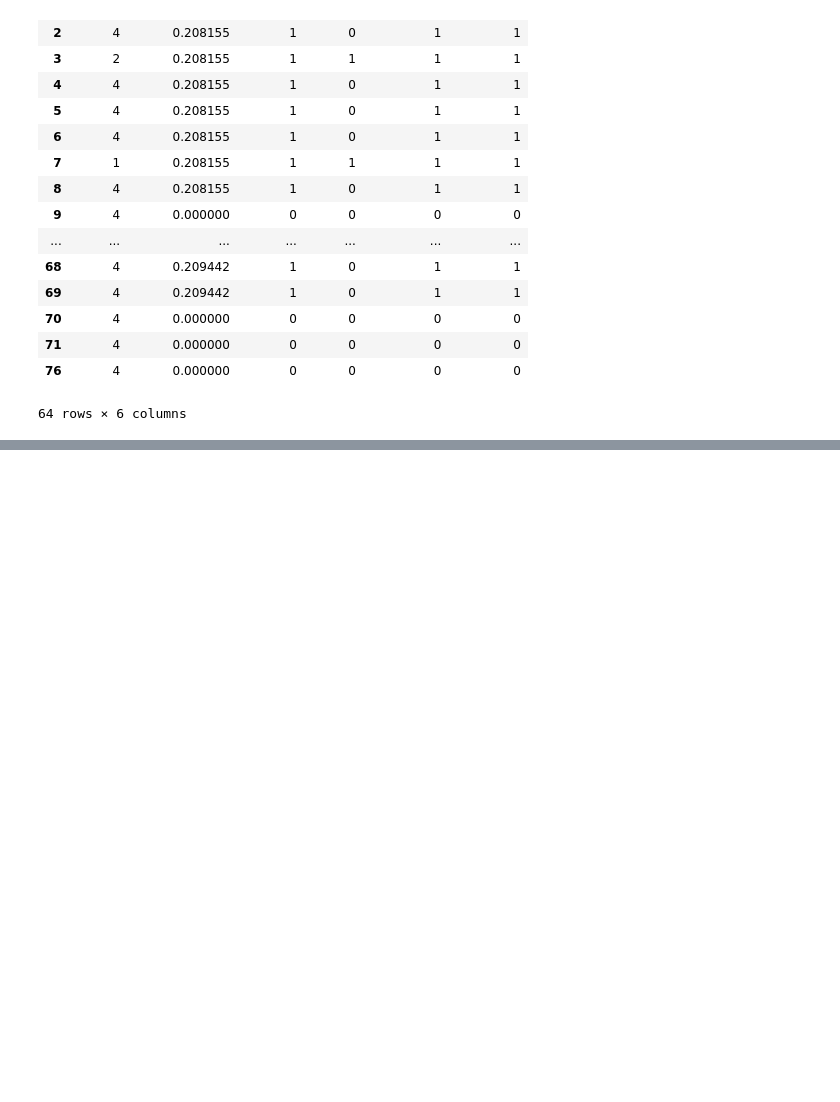
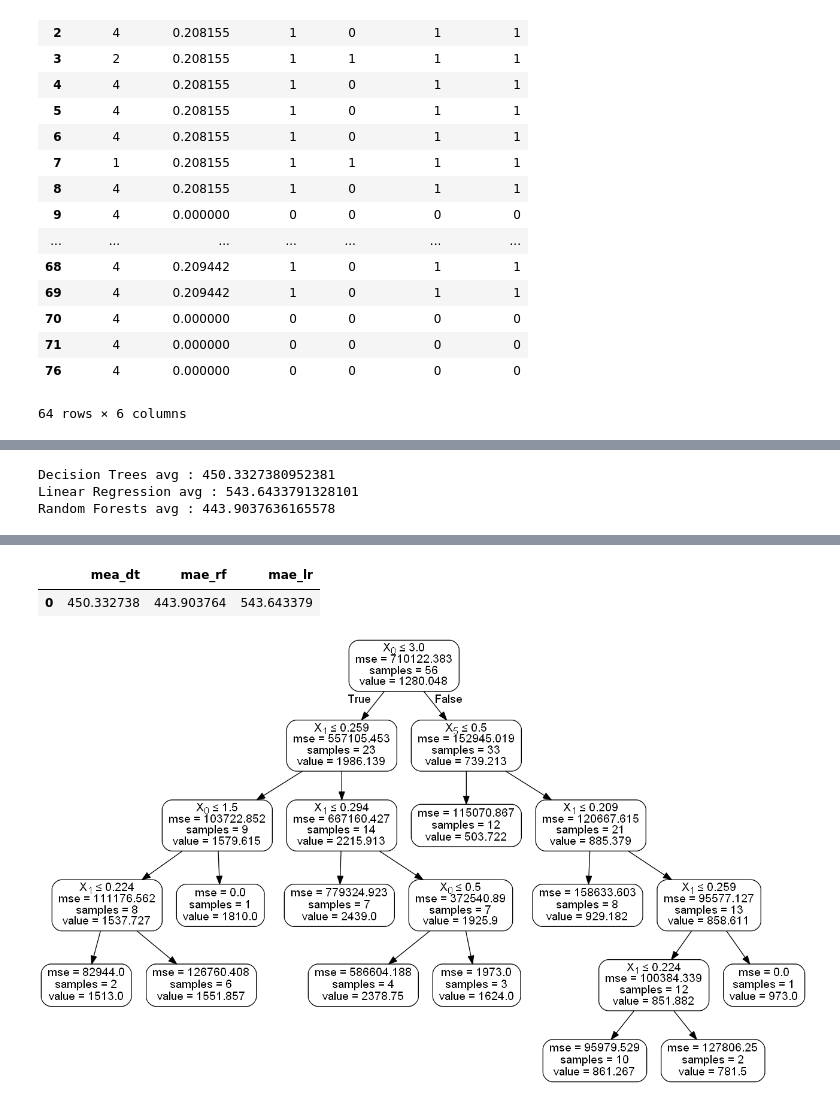
Before and after one commit to bearcho/sep3, a Jupyter notebook: 9월3일실습.ipynb, the cells around one changed output, grey strips where cells are left out. Saved outputs shown, nothing was run; the diff lists cells and outputs as text; code cells hidden in the pictures; blank space fills up the shorter version.

```diff
--- a/9월3일실습.ipynb
+++ b/9월3일실습.ipynb
@@ -279,7 +279,7 @@ finalResult_lr.head(2)
 | 1 | SEOUL_BANK_001 | PG02 | PRODUCT0010 | ITEM0115 | 201632 | 2016 | 32 | 2100 | N | 4 | ... |
 # %%
 # Define Model
-model_method_rf = ensemble.RandomForestRegressor(random_state =1)
+model_method_rf = ensemble.RandomForestRegressor(random_state =1, n_estimators= 5)
 # Learning (Feature & Label)
 model_rf =model_method_rf.fit (trainingData_features ,trainingData_label)
 # %%
@@ -300,5 +305,13 @@ totalResultDf = pd.concat( [testData_all,predictDf_lr,predictDf_rf], axis=1)
 # %%
 totalResultDf.rename(columns={"PREDICT":"PREDICT_DT"}, inplace = True)
+# %%
+print("Decision Trees avg : " + str(sum(abs(totalResultDf["QTY"] - totalResultDf["PREDICT_DT"])) / len(totalResultDf)))
+print("Linear Regression avg : " + str(sum(abs(totalResultDf["QTY"] - totalResultDf["PREDICT_LR"])) / len(totalResultDf)))
+print("Random Forests avg : " + str(sum(abs(totalResultDf["QTY"] - totalResultDf["PREDICT_RF"])) / len(totalResultDf)))
+# %% [output]
+Decision Trees avg : 450.3327380952381
+Linear Regression avg : 543.6433791328101
+Random Forests avg : 443.9037636165578
 # %%
 totalResultDf.head(2)
 # %% [output]
@@ -307,0 +325,18 @@ totalResultDf.head(2)
+# %%
+pd.DataFrame([[mae_dt,mae_rf,mae_lr]], columns=["mea_dt","mae_rf","mae_lr"])
+# %% [output]
+|  | mea_dt | mae_rf | mae_lr |
+| 0 | 450.332738 | 443.903764 | 543.643379 |
+# %%
+from sklearn.externals.six import StringIO
+from IPython.display import Image
+from sklearn.tree import export_graphviz
+import pydotplus
+dot_data = StringIO()
+export_graphviz(model_rf.estimators_[4], out_file=dot_data,
+rounded=True,
+special_characters=True)
+graph = pydotplus.graph_from_dot_data(dot_data.getvalue())
+Image(graph.create_png())
+# %% [output]
+[figure, added]
```
Also changed, not shown: parts of 2 cells of this notebook.
